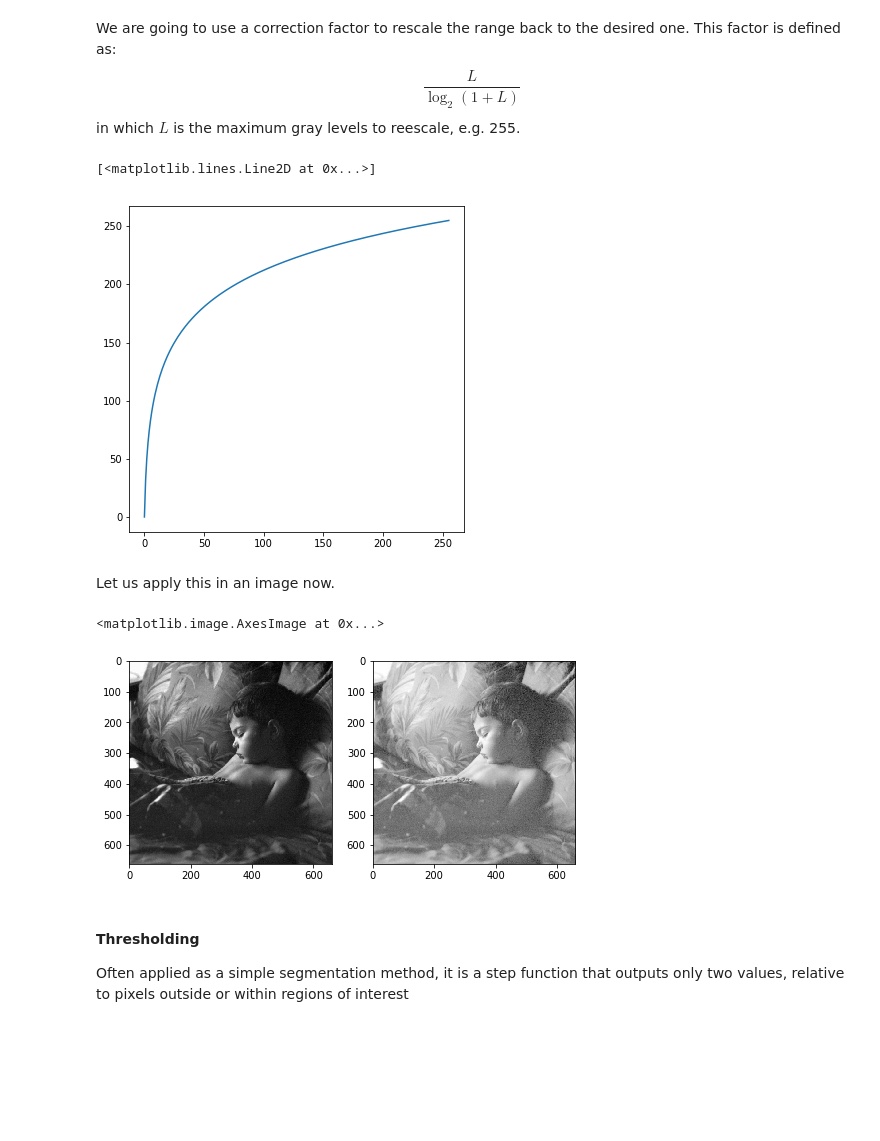
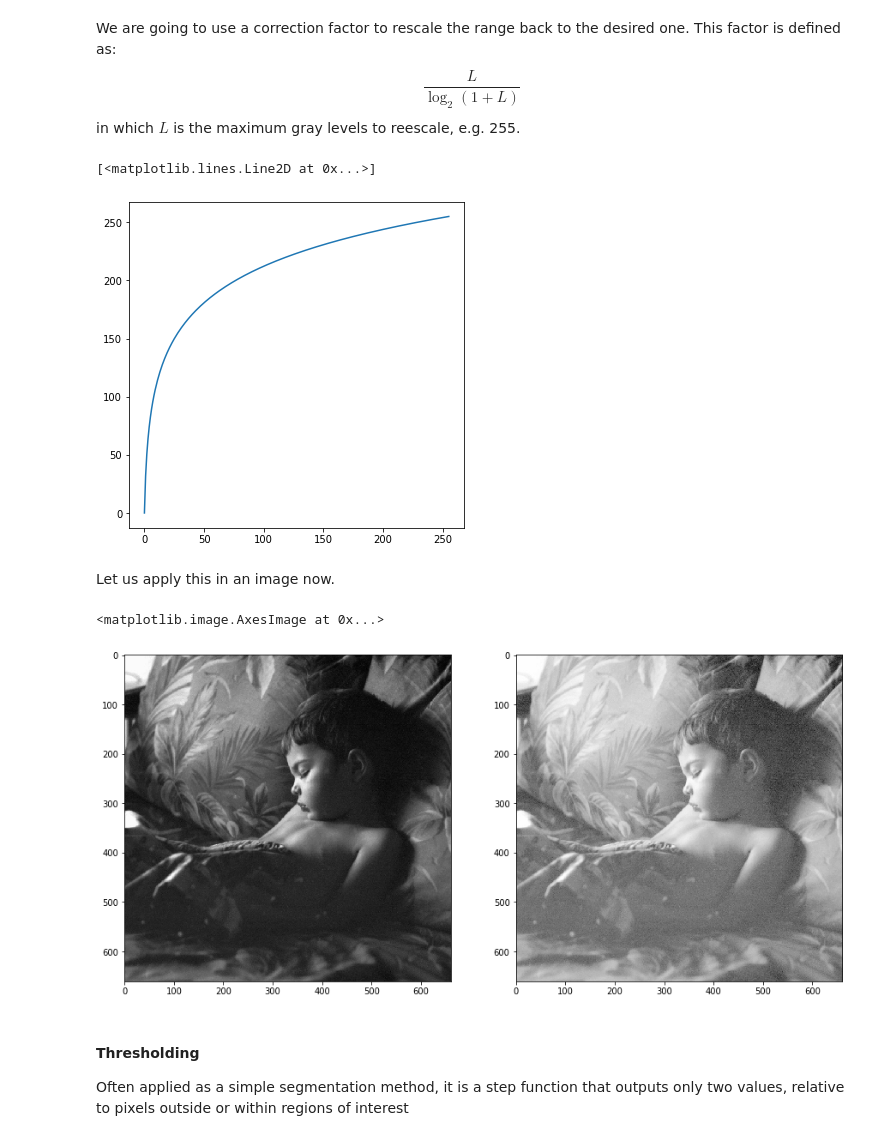
Before and after one commit to maponti/imageprocessing_course_icmc, a Jupyter notebook: 02_enhancement-pixel.ipynb, the cells around one changed output. Cells and saved outputs as stored; diff of their text form; code cells hidden in the pictures; blank space fills up the shorter version.

```diff
--- a/02_enhancement-pixel.ipynb
+++ b/02_enhancement-pixel.ipynb
@@ -118,28 +118,28 @@ $$ \frac{L}{\log_2(1+L)}$$
 in which $L$ is the maximum gray levels to reescale, e.g. 255.
 # %%
 c_scale = 255 / (np.log2(1+255))
-r_log2 = c_scale * np.log2(r + 1)
+z_log2 = c_scale * np.log2(z + 1)
 plt.figure(figsize=(6,6))
-plt.plot(r, r_log2)
+plt.plot(z, z_log2)
 # %% [output]
 [<matplotlib.lines.Line2D at 0x...>]
-[figure, old version]
+[figure, new version]
 # %% [markdown]
 Let us apply this in an image now.
 # %%
 img3 = imageio.imread("images/nap.jpg")
 # using the same scale factor, for 255
-img3_log2 = (c_scale * np.log2(1 + img3)).astype(np.uint8)
+img3_log2 = (c_scale * np.log2(1 + img3.astype(np.int32))).astype(np.uint8)
 # %%
-plt.figure(figsize=(8,8))
+plt.figure(figsize=(15,15))
 
 plt.subplot(121)
 plt.imshow(img3, cmap="gray")
 plt.subplot(122)
 plt.imshow(img3_log2, cmap="gray")
 # %% [output]
 <matplotlib.image.AxesImage at 0x...>
-[figure, old version]
+[figure, new version]
 # %% [markdown]
 #### Thresholding
 
```
Also changed, not shown: parts of 16 cells of this notebook.
